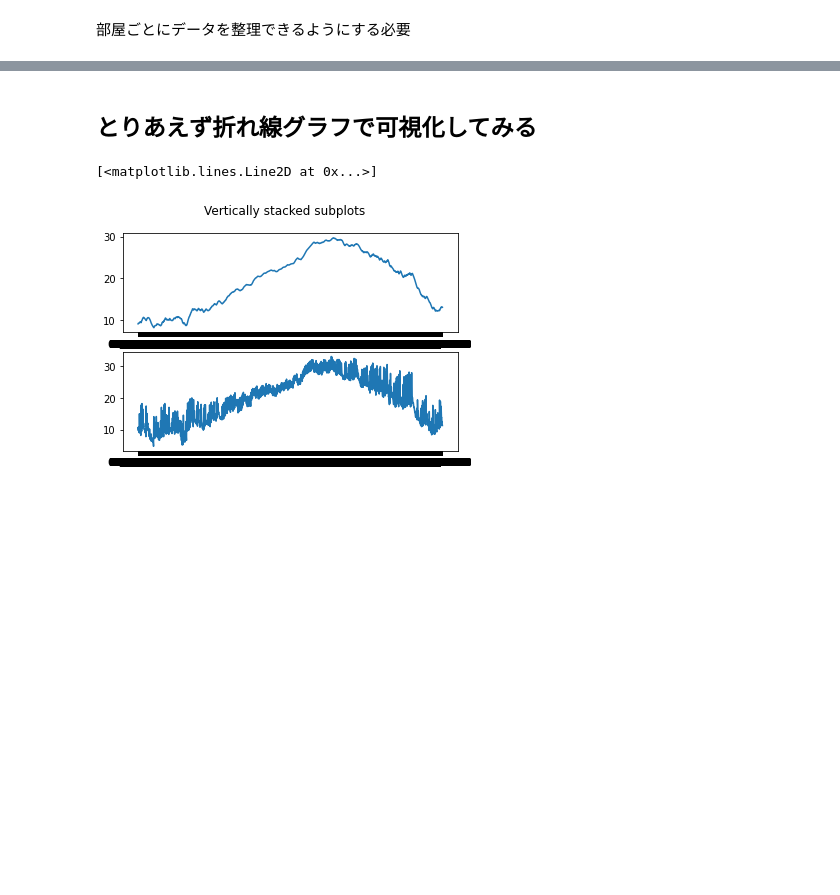
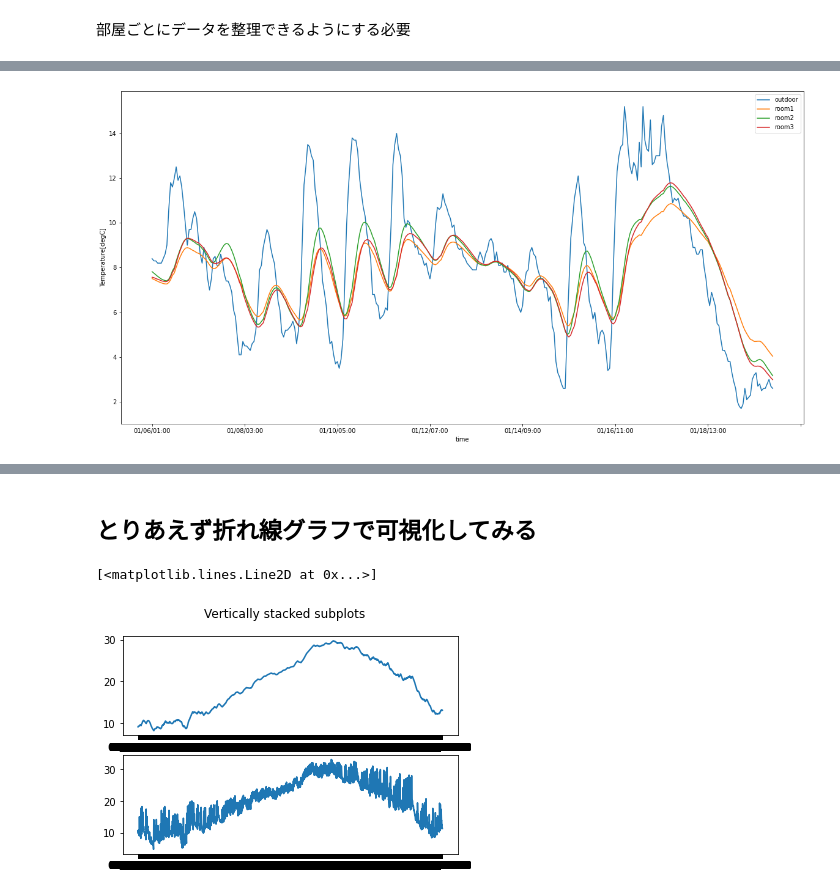
Before and after one commit to katsuya0719/therb-notebook, a Jupyter notebook: 時系列データ分析.ipynb, the cells around one changed output, grey strips where cells are left out. Cells and saved outputs as stored; diff of their text form; code cells hidden in the pictures; blank space fills up the shorter version.

Commit message:
temp

```diff
--- a/時系列データ分析.ipynb
+++ b/時系列データ分析.ipynb
@@ -79,9 +61,0 @@ df_room2=convertToDataframe(resultDataList[2]["results"])
-# %%
-dfDict = {}
-tempData = []
-columns=[]
-for resultData in resultDataList:
-    df = convertToDataframe(resultData["results"])
-    dfDict[resultData["roomId"]]=df
-    tempData.append(df["temp"])
-    columns.append(resultData["roomId"])
@@ -117,0 +62,13 @@ Text(0, 0.5, 'Temperature')
+# %%
+def dataFrameByKey(resultDataList,columnName):
+    tempData = []
+    columns=[]
+    for resultData in resultDataList:
+        df = convertToDataframe(resultData["results"])
+        tempData.append(df[columnName])
+        columns.append(resultData["roomId"])
+    df=pd.concat(tempData,axis=1)
+    df.columns = columns
+    return df
+# %%
+df=dataFrameByKey(threeZoneList,"temp")
@@ -117,0 +92,8 @@ Text(0, 0.5, 'Temperature')
+# %%
+def plotDf(df,startTime,endTime):
+    ax=df[startTime:endTime].plot(figsize=(20,10))
+    ax.set_ylabel("Temperature[degC]")
+# %%
+plotDf(df,"01/06/01:00","01/20/01:0")
+# %% [output]
+[figure, added]
```
Also changed, not shown: parts of 86 cells of this notebook.
